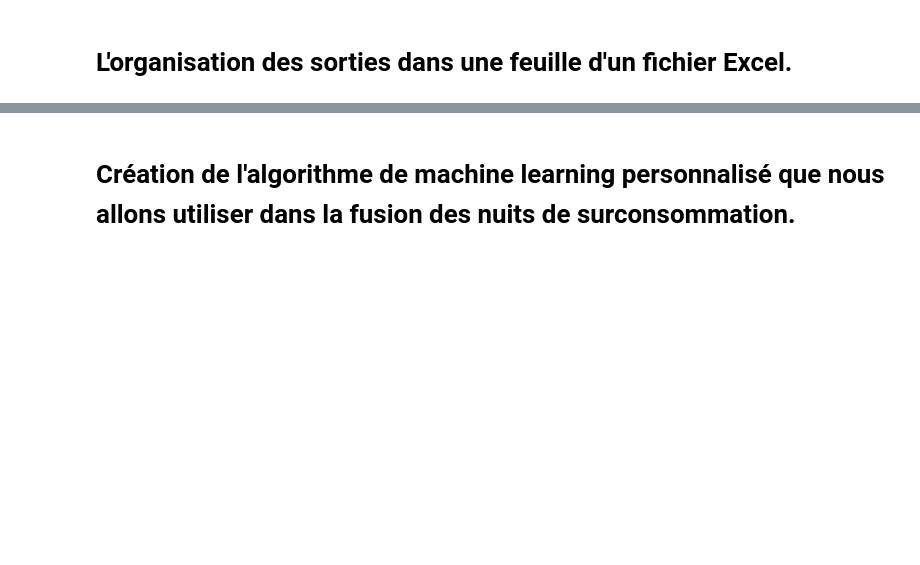
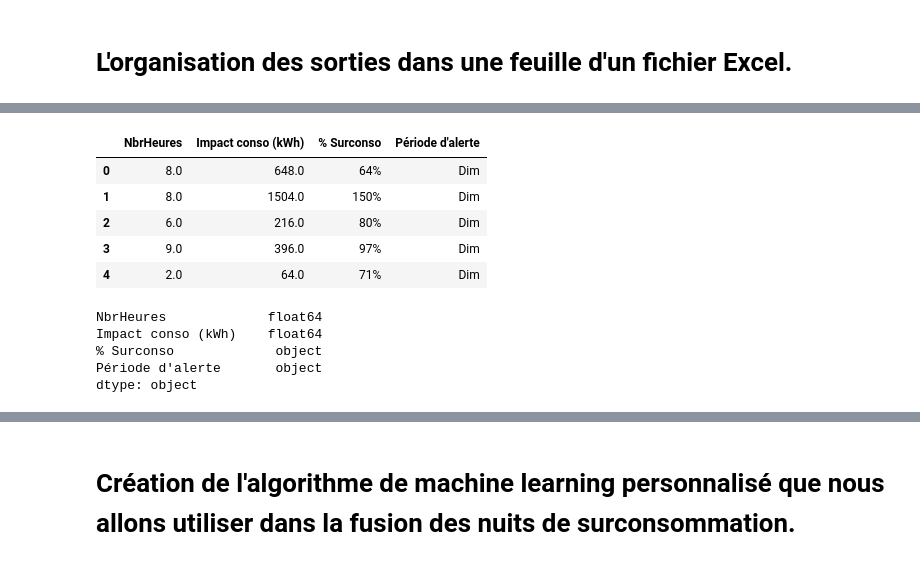
Before and after one commit to lahoucinemkh/Energe_overconsumption_detection, a Jupyter notebook: main.ipynb, the cells around one changed output, grey strips where cells are left out. Cells and saved outputs as stored; diff of their text form; code cells hidden in the pictures; blank space fills up the shorter version.

```diff
--- a/main.ipynb
+++ b/main.ipynb
@@ -654,0 +837,18 @@ See the caveats in the documentation: https://pandas.pydata.org/pandas-docs/stab
+# %%
+data = df[["NbrHeures", "Impact conso (kWh)", "% Surconso", "Période d'alerte"]]
+data.head()
+# %% [output]
+|  | NbrHeures | Impact conso (kWh) | % Surconso | Période d'alerte |
+| 0 | 8.0 | 648.0 | 64% | Dim |
+| 1 | 8.0 | 1504.0 | 150% | Dim |
+| 2 | 6.0 | 216.0 | 80% | Dim |
+| 3 | 9.0 | 396.0 | 97% | Dim |
+| 4 | 2.0 | 64.0 | 71% | Dim |
+# %%
+print(data.dtypes)
+# %% [output]
+NbrHeures             float64
+Impact conso (kWh)    float64
+% Surconso             object
+Période d'alerte       object
+dtype: object
```
Also changed, not shown: parts of 20 cells of this notebook, 9 other files.
